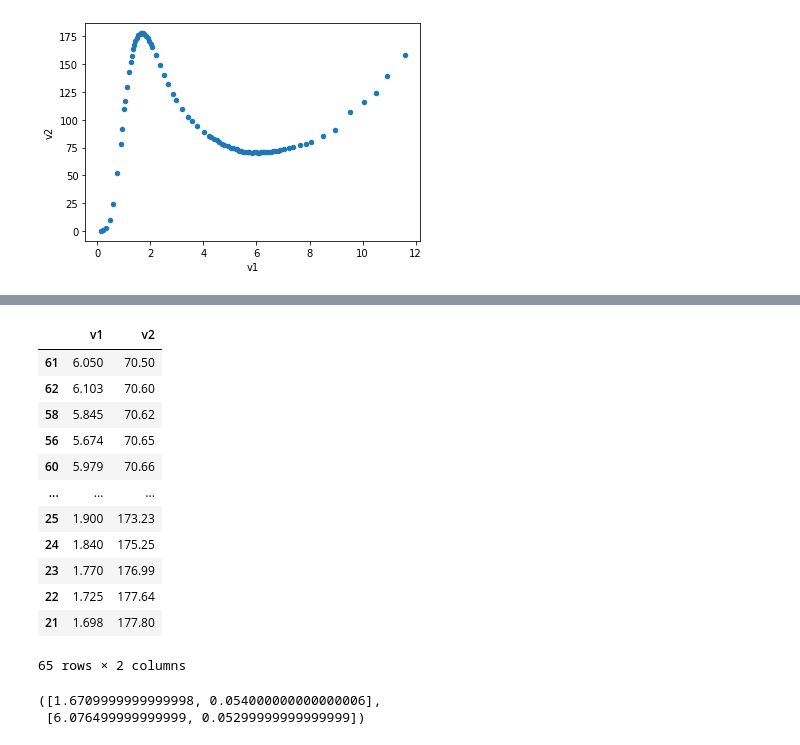
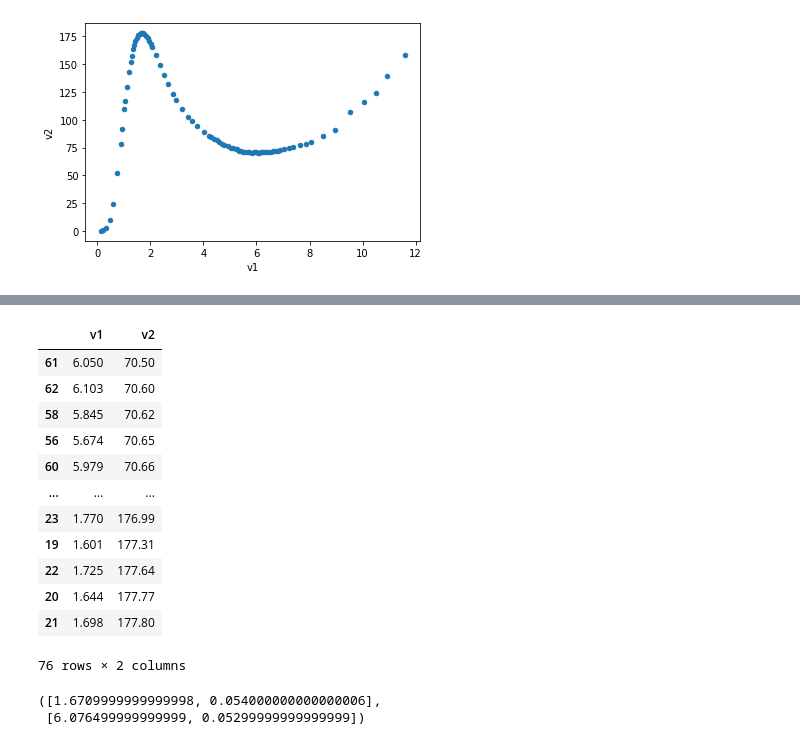
Before and after one commit to V1ad0S/quantum-physics-labs, a Jupyter notebook: 5.1.3/processing.ipynb, the cells around one changed output, grey strips where cells are left out. Drawn from its saved outputs; the diff is of its cells as text; code cells hidden in the pictures.

```diff
--- a/5.1.3/processing.ipynb
+++ b/5.1.3/processing.ipynb
@@ -24,17 +188,17 @@ df3.plot(x='v1', y='v2', kind='scatter')
 # %%
-df3.loc[21:, :].sort_values('v2')
+df3.loc[10:, :].sort_values('v2')
 # %% [output]
 |  | v1 | v2 |
 | 61 | 6.050 | 70.50 |
 | 62 | 6.103 | 70.60 |
 | 58 | 5.845 | 70.62 |
 | 56 | 5.674 | 70.65 |
 | 60 | 5.979 | 70.66 |
 | ... | ... | ... |
-| 25 | 1.900 | 173.23 |
-| 24 | 1.840 | 175.25 |
 | 23 | 1.770 | 176.99 |
+| 19 | 1.601 | 177.31 |
 | 22 | 1.725 | 177.64 |
+| 20 | 1.644 | 177.77 |
 | 21 | 1.698 | 177.80 |
-65 rows × 2 columns
+76 rows × 2 columns
 # %%
```
Also changed, not shown: parts of 49 cells of this notebook.
